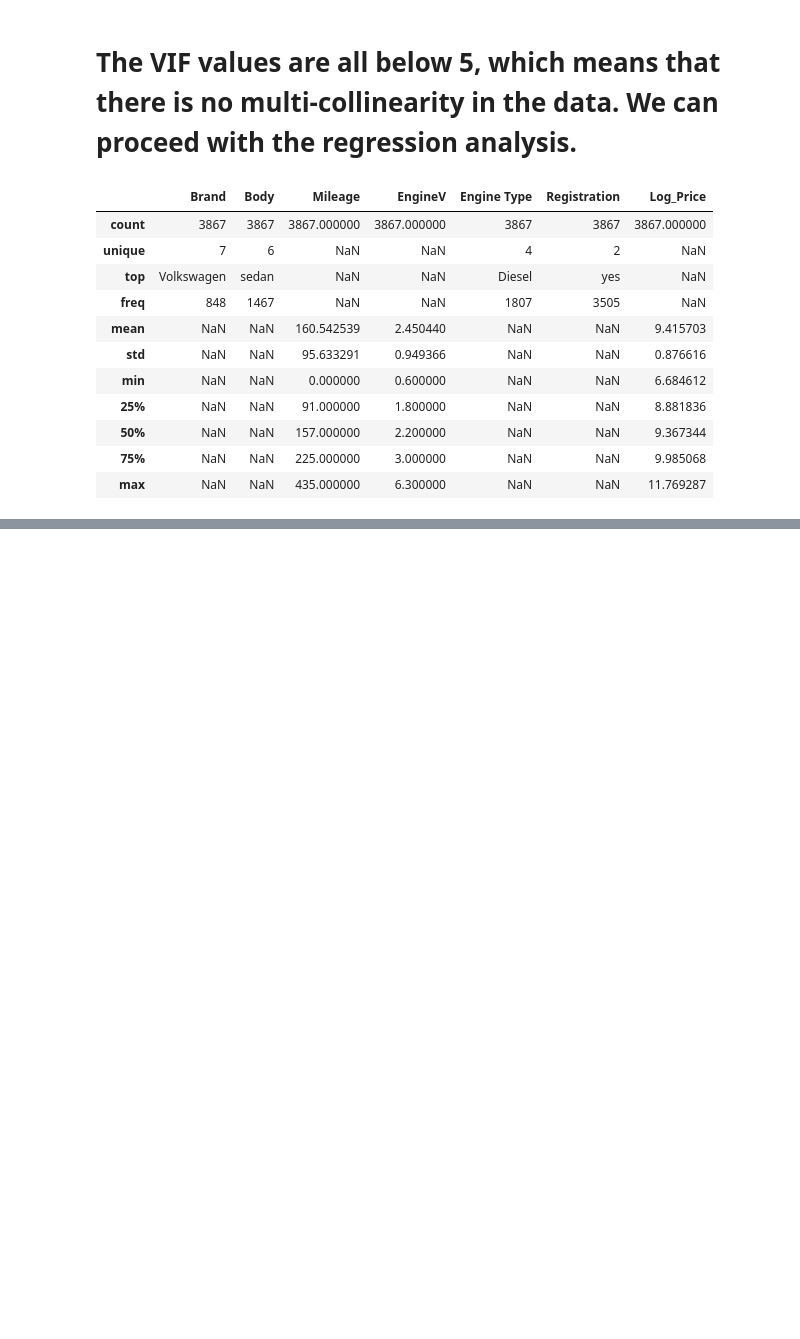
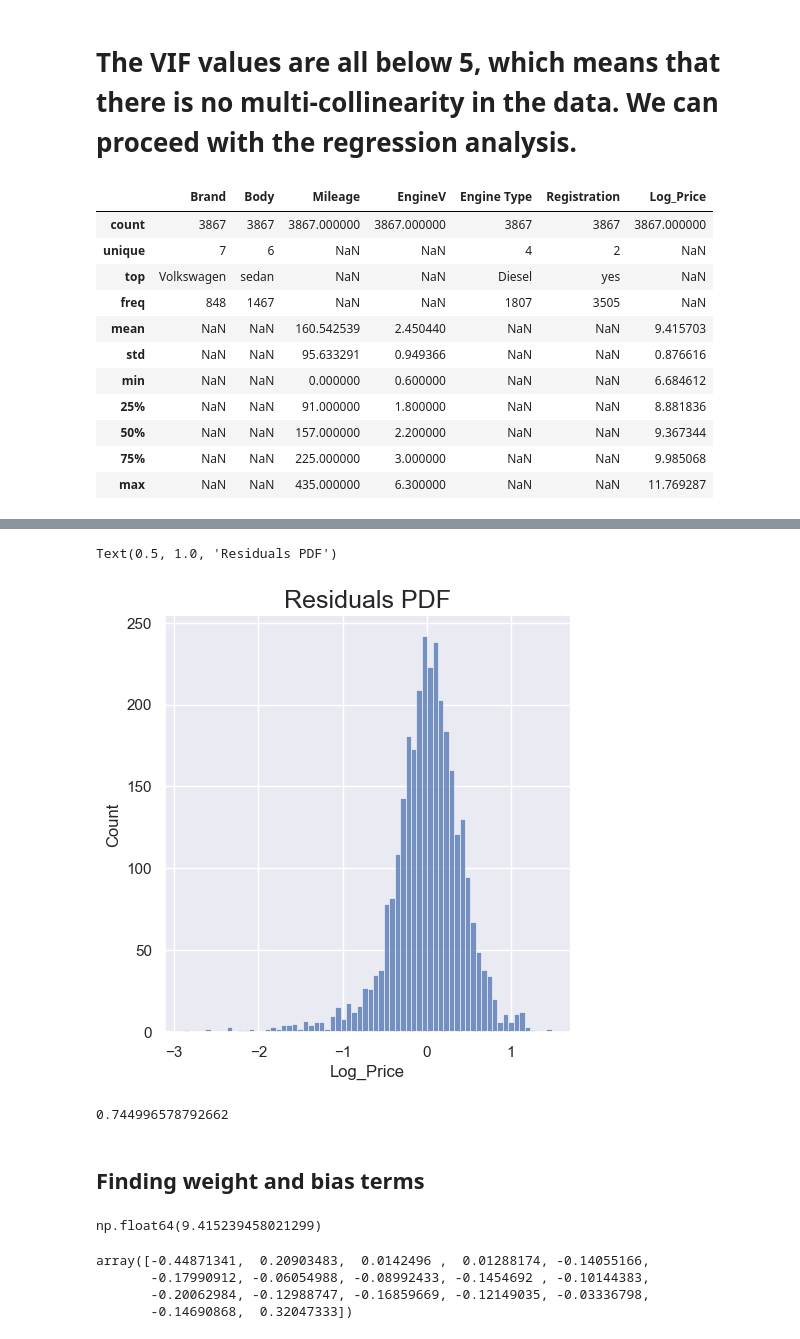
Before and after one commit to shiva508/dear_comrade_data_science_zero_to_hero, a Jupyter notebook: real_life_linear_regression.ipynb, the cells around one changed output, grey strips where cells are left out. Drawn from its saved outputs; the diff is of its cells as text; code cells hidden in the pictures; blank space fills up the shorter version.

```diff
--- a/real_life_linear_regression.ipynb
+++ b/real_life_linear_regression.ipynb
@@ -342,0 +461,23 @@ data_no_multi_collinearity.describe(include='all')
+# %%
+sns.displot(y_train - y_hat)
+plt.title('Residuals PDF', size=18)
+# %% [output]
+Text(0.5, 1.0, 'Residuals PDF')
+[figure, added]
+# %%
+regression.score(x_train, y_train)
+# %% [output]
+0.744996578792662
+# %% [markdown]
+## Finding weight and bias terms
+# %%
+regression.intercept_
+# %% [output]
+np.float64(9.415239458021299)
+# %%
+regression.coef_
+# %% [output]
+array([-0.44871341,  0.20903483,  0.0142496 ,  0.01288174, -0.14055166,
+       -0.17990912, -0.06054988, -0.08992433, -0.1454692 , -0.10144383,
+       -0.20062984, -0.12988747, -0.16859669, -0.12149035, -0.03336798,
+       -0.14690868,  0.32047333])
```
Also changed, not shown: parts of 33 cells of this notebook.
